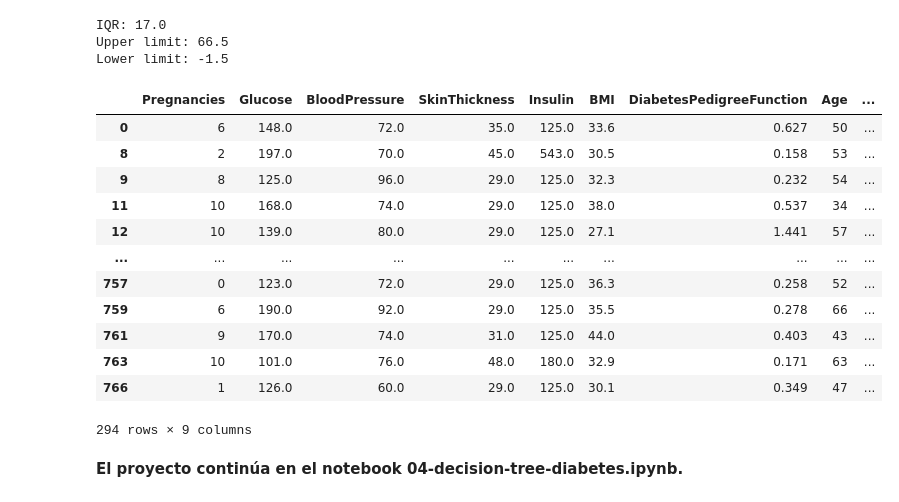
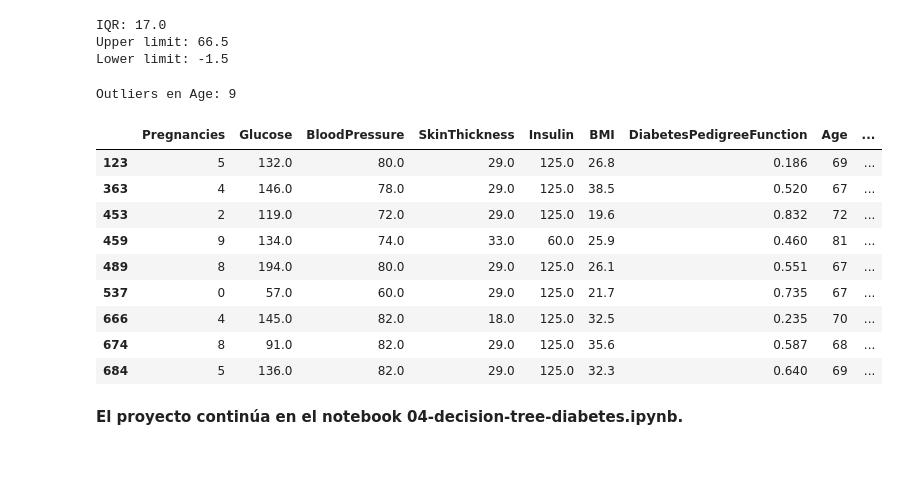
Before and after one commit to 4GeeksAcademy/alemantellini-machine-learning, a Jupyter notebook: src/04-eda-diabetes.ipynb, the cells around one changed output. Drawn from its saved outputs; the diff is of its cells as text; code cells hidden in the pictures; blank space fills up the shorter version.

```diff
--- a/src/04-eda-diabetes.ipynb
+++ b/src/04-eda-diabetes.ipynb
@@ -709,21 +694,24 @@ print(f"Lower limit: {lower_limit}")
 IQR: 17.0
 Upper limit: 66.5
 Lower limit: -1.5
-# %%
-total_data[total_data["Age"] > 33]
-# %% [output]
-|  | Pregnancies | Glucose | BloodPressure | SkinThickness | Insulin | BMI | DiabetesPedigreeFunction | Age | ... |
-| 0 | 6 | 148.0 | 72.0 | 35.0 | 125.0 | 33.6 | 0.627 | 50 | ... |
-| 8 | 2 | 197.0 | 70.0 | 45.0 | 543.0 | 30.5 | 0.158 | 53 | ... |
-| 9 | 8 | 125.0 | 96.0 | 29.0 | 125.0 | 32.3 | 0.232 | 54 | ... |
-| 11 | 10 | 168.0 | 74.0 | 29.0 | 125.0 | 38.0 | 0.537 | 34 | ... |
-| 12 | 10 | 139.0 | 80.0 | 29.0 | 125.0 | 27.1 | 1.441 | 57 | ... |
-| ... | ... | ... | ... | ... | ... | ... | ... | ... | ... |
-| 757 | 0 | 123.0 | 72.0 | 29.0 | 125.0 | 36.3 | 0.258 | 52 | ... |
-| 759 | 6 | 190.0 | 92.0 | 29.0 | 125.0 | 35.5 | 0.278 | 66 | ... |
-| 761 | 9 | 170.0 | 74.0 | 31.0 | 125.0 | 44.0 | 0.403 | 43 | ... |
-| 763 | 10 | 101.0 | 76.0 | 48.0 | 180.0 | 32.9 | 0.171 | 63 | ... |
-| 766 | 1 | 126.0 | 60.0 | 29.0 | 125.0 | 30.1 | 0.349 | 47 | ... |
-294 rows × 9 columns
+# %%
+outliers_age = total_data[
+    (total_data["Age"] > upper_limit) |
+    (total_data["Age"] < lower_limit)
+]
+print(f"Outliers en Age: {len(outliers_age)}")
+outliers_age
+# %% [output]
+Outliers en Age: 9
+|  | Pregnancies | Glucose | BloodPressure | SkinThickness | Insulin | BMI | DiabetesPedigreeFunction | Age | ... |
+| 123 | 5 | 132.0 | 80.0 | 29.0 | 125.0 | 26.8 | 0.186 | 69 | ... |
+| 363 | 4 | 146.0 | 78.0 | 29.0 | 125.0 | 38.5 | 0.520 | 67 | ... |
+| 453 | 2 | 119.0 | 72.0 | 29.0 | 125.0 | 19.6 | 0.832 | 72 | ... |
+| 459 | 9 | 134.0 | 74.0 | 33.0 | 60.0 | 25.9 | 0.460 | 81 | ... |
+| 489 | 8 | 194.0 | 80.0 | 29.0 | 125.0 | 26.1 | 0.551 | 67 | ... |
+| 537 | 0 | 57.0 | 60.0 | 29.0 | 125.0 | 21.7 | 0.735 | 67 | ... |
+| 666 | 4 | 145.0 | 82.0 | 18.0 | 125.0 | 32.5 | 0.235 | 70 | ... |
+| 674 | 8 | 91.0 | 82.0 | 29.0 | 125.0 | 35.6 | 0.587 | 68 | ... |
+| 684 | 5 | 136.0 | 82.0 | 29.0 | 125.0 | 32.3 | 0.640 | 69 | ... |
 # %% [markdown]
 **El proyecto continúa en el notebook 04-decision-tree-diabetes.ipynb.**
```
Also changed, not shown: parts of 17 cells of this notebook, 1 other file.
